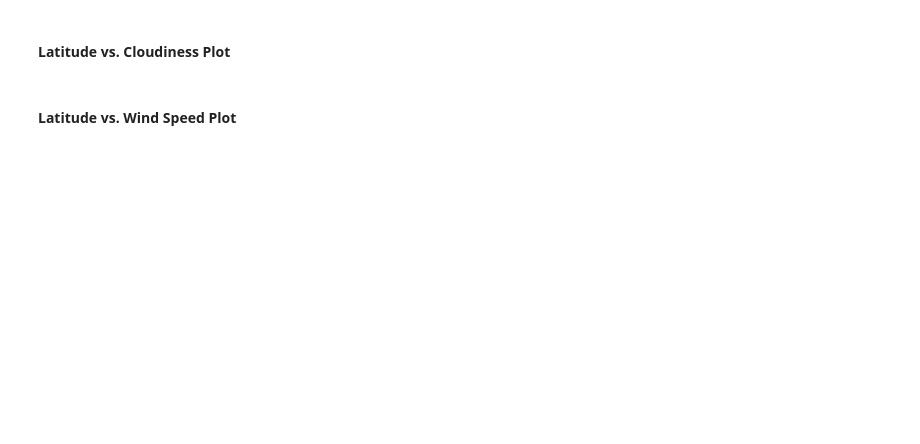
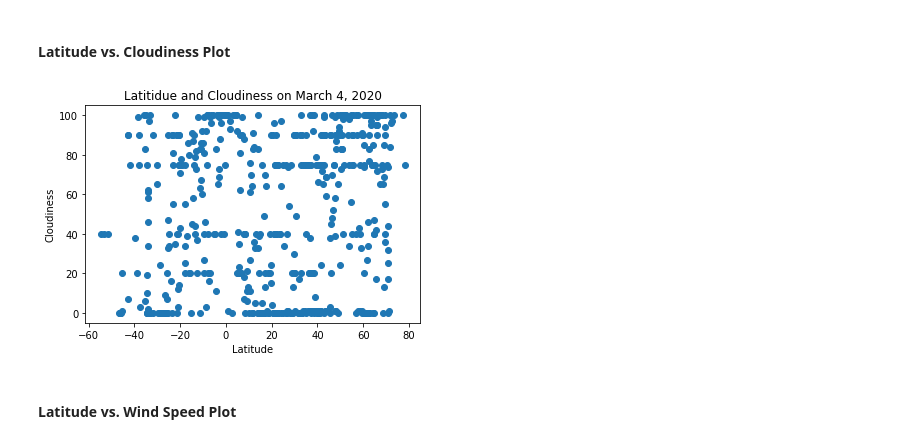
Before and after one commit to cjsheffler/api-homework, a Jupyter notebook: WeatherPy/WeatherPy.ipynb, the cells around one changed output. Saved outputs shown, nothing was run; the diff lists cells and outputs as text; code cells hidden in the pictures; blank space fills up the shorter version.

```diff
--- a/WeatherPy/WeatherPy.ipynb
+++ b/WeatherPy/WeatherPy.ipynb
@@ -144,4 +160,12 @@ display(cities)
 # %% [markdown]
 #### Latitude vs. Cloudiness Plot
+# %%
+plt.scatter(cities.Lat, cities.Cloudiness)
+plt.title("Latitidue and Cloudiness on March 4, 2020")
+plt.xlabel("Latitude")
+plt.ylabel("Cloudiness")
+plt.show()
+# %% [output]
+[figure, added]
 # %% [markdown]
 #### Latitude vs. Wind Speed Plot
```
Also changed, not shown: parts of 16 cells of this notebook, 1 other file.
